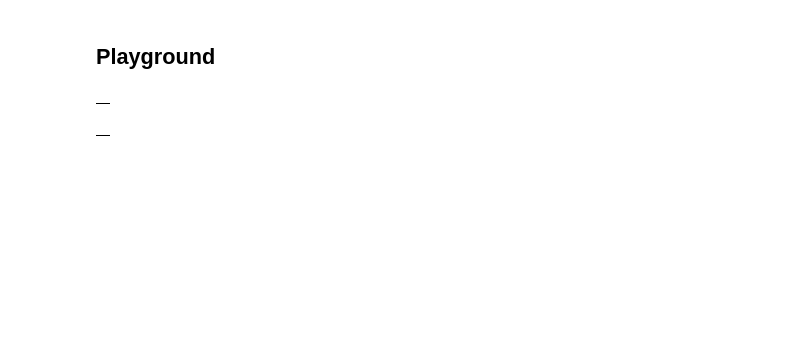
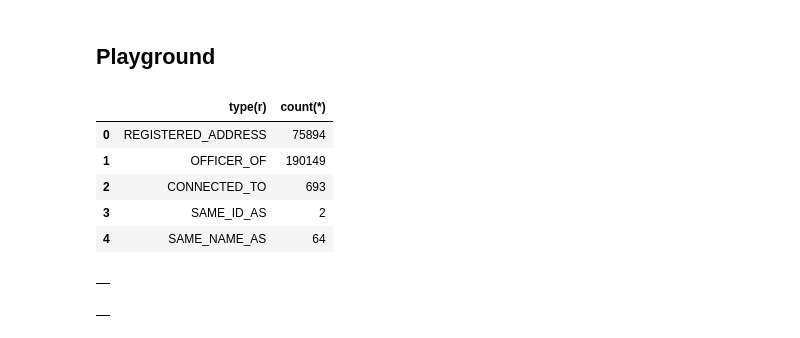
Before and after one commit to lqst/neo4j-hackathons, a Jupyter notebook: project2/01 Persons of interest.ipynb, the cells around one changed output. Saved outputs shown, nothing was run; the diff lists cells and outputs as text; code cells hidden in the pictures; blank space fills up the shorter version.

```diff
--- a/project2/01 Persons of interest.ipynb
+++ b/project2/01 Persons of interest.ipynb
@@ -98,7 +148,7 @@ companies.head(50)
 # %%
 # Label Officers as Companies
 gds.run_cypher('''
-    MATCH path=(p:Officer)-[:OFFICER_OF|REGISTERED_ADDRESS]->(o)
+    match path=(p:Officer)-[:OFFICER_OF|REGISTERED_ADDRESS]->(o)
     where (o:Address or o:Entity)
     and ( p.name contains "Ltd." OR
           p.name contains "Limited" OR
@@ -138,12 +193,19 @@ gds.run_cypher('''
 # %%
 # Check what outgoing rels we have for Persons
 # Why? Node similarity expects a directed graph
 gds.run_cypher('''
-    MATCH p=(:Person)-[r]->()
+    match p=(:Person)-[r]->()
     return type(r), count(*)
 ''').head(10)
 
 # Note: Explore the "CONNECTED_TO" relationships!
+# %% [output]
+|  | type(r) | count(*) |
+| 0 | REGISTERED_ADDRESS | 75894 |
+| 1 | OFFICER_OF | 190149 |
+| 2 | CONNECTED_TO | 693 |
+| 3 | SAME_ID_AS | 2 |
+| 4 | SAME_NAME_AS | 64 |
 # %%
 # Cleanup
 gds.run_cypher('''
```
Also changed, not shown: parts of 19 cells of this notebook.
